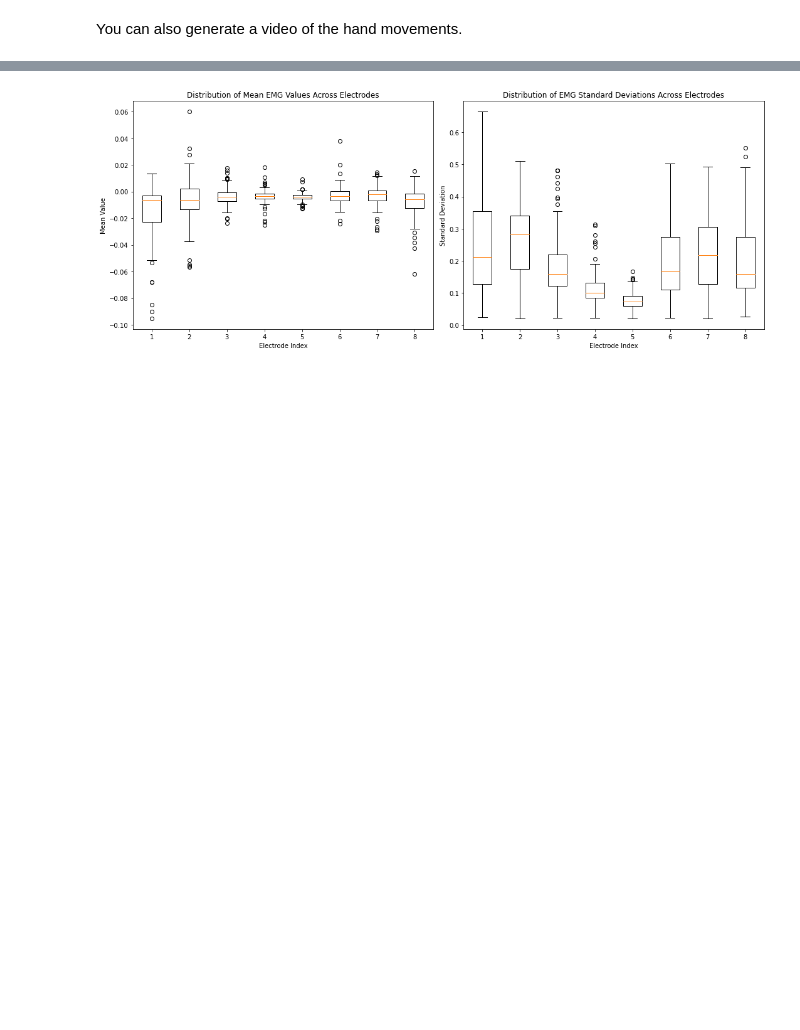
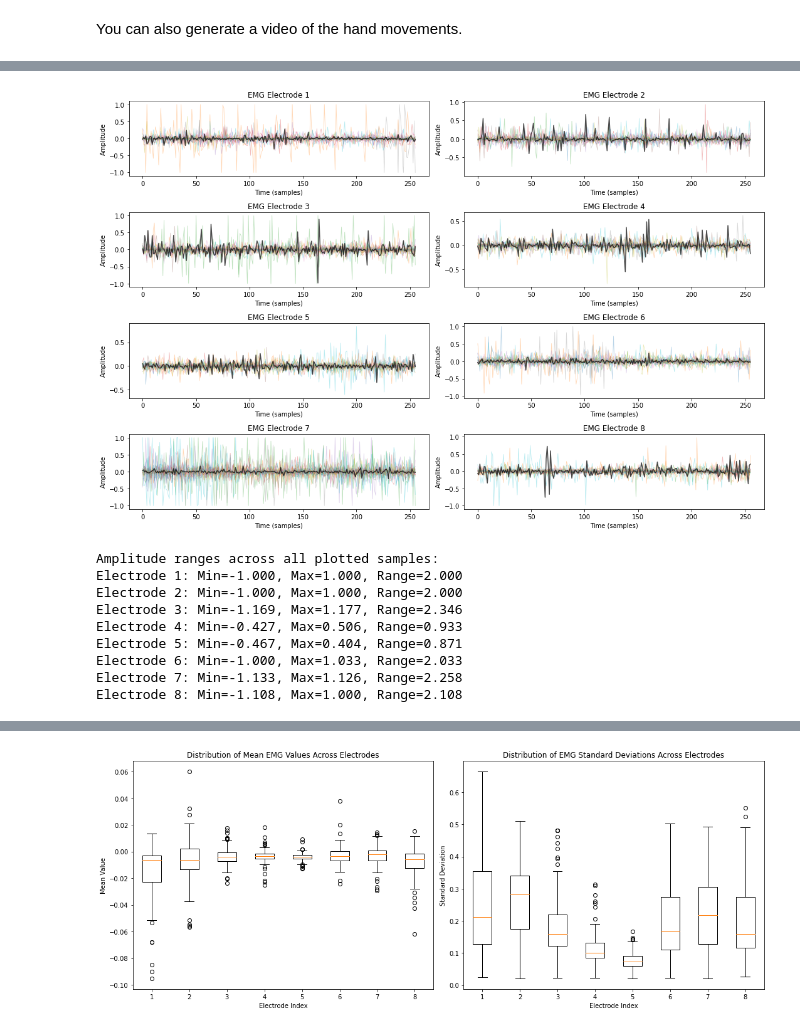
Before and after one commit to BelleJohn/BCI_ALVI_challenge, a Jupyter notebook: tutorials/01_load_dataset.ipynb, the cells around one changed output, grey strips where cells are left out. Cells and saved outputs as stored; diff of their text form; code cells hidden in the pictures; blank space fills up the shorter version.

```diff
--- a/tutorials/01_load_dataset.ipynb
+++ b/tutorials/01_load_dataset.ipynb
@@ -136,0 +137,58 @@ Max: [0.8039216  1.         0.8509804  0.5137255  0.31764707 1.
+# %%
+# Plot overlapping EMG signals from multiple samples for each electrode
+import matplotlib.pyplot as plt
+import numpy as np
+
+# Define number of samples to overlay
+n_samples_to_plot = 20  # Adjust this number based on visibility needs
+sample_indices = np.random.randint(0, len(train_dataset), n_samples_to_plot)
+
+# Create a figure to hold all subplots
+plt.figure(figsize=(15, 10))
+
+# For each electrode, plot signals from multiple samples
+for electrode_idx in range(8):  # 8 electrodes
+    plt.subplot(4, 2, electrode_idx+1)
+
+    # Plot multiple samples with transparency
+    for sample_idx in sample_indices:
+        X_sample, _ = train_dataset[sample_idx]
+        # Plot only first 1000 points for clarity and consistency
+        time_points = min(1000, X_sample.shape[1])
+        plt.plot(X_sample[electrode_idx, :time_points], alpha=0.3, linewidth=0.8)
+
+    # Add a slightly thicker sample for reference;
+    # if you have a reference sample(e.g. relax state signals), you can plot it in this way.
+    # here I use the first sample as a reference.
+    X_reference, _ = train_dataset[0]
+    plt.plot(X_reference[electrode_idx, :time_points], color='black', alpha=0.7, linewidth=1.5)
+
+    plt.title(f"EMG Electrode {electrode_idx+1}")
+    plt.xlabel("Time (samples)")
+    plt.ylabel("Amplitude")
+
+plt.tight_layout()
+plt.show()
+
+# Display statistical range for each electrode
+print("Amplitude ranges across all plotted samples:")
+for electrode_idx in range(8):
+    min_vals = []
+    max_vals = []
+    for sample_idx in sample_indices:
+        X_sample, _ = train_dataset[sample_idx]
+        min_vals.append(X_sample[electrode_idx, :1000].min())
+        max_vals.append(X_sample[electrode_idx, :1000].max())
+
+    print(f"Electrode {electrode_idx+1}: Min={min(min_vals):.3f}, Max={max(max_vals):.3f}, Range={max(max_vals)-min(min_vals):.3f}")
+# %% [output]
+[figure, added]
+Amplitude ranges across all plotted samples:
+Electrode 1: Min=-1.000, Max=1.000, Range=2.000
+Electrode 2: Min=-1.000, Max=1.000, Range=2.000
+Electrode 3: Min=-1.169, Max=1.177, Range=2.346
+Electrode 4: Min=-0.427, Max=0.506, Range=0.933
+Electrode 5: Min=-0.467, Max=0.404, Range=0.871
+Electrode 6: Min=-1.000, Max=1.033, Range=2.033
+Electrode 7: Min=-1.133, Max=1.126, Range=2.258
+Electrode 8: Min=-1.108, Max=1.000, Range=2.108
```
Also changed, not shown: parts of 3 cells of this notebook, 1 other file.
